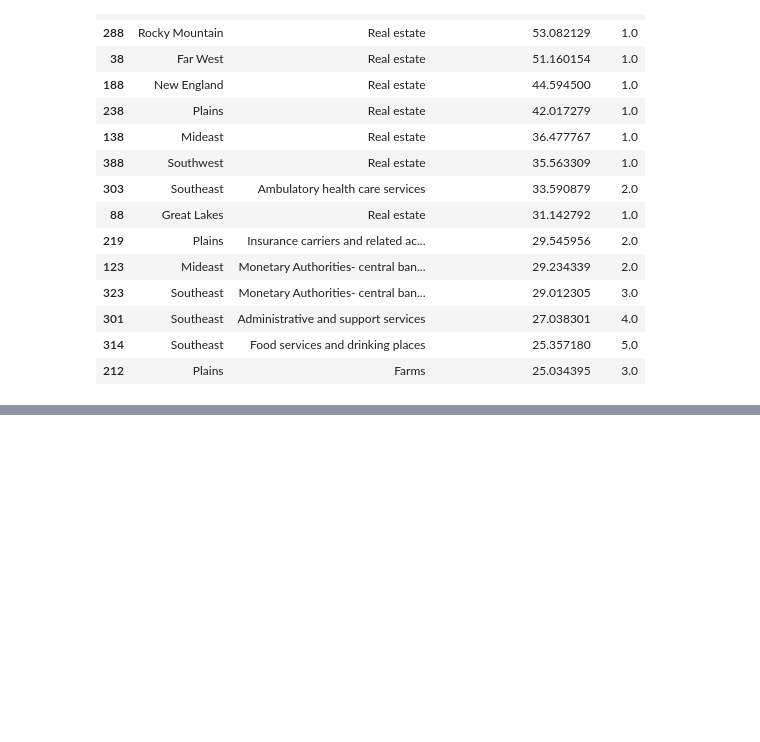
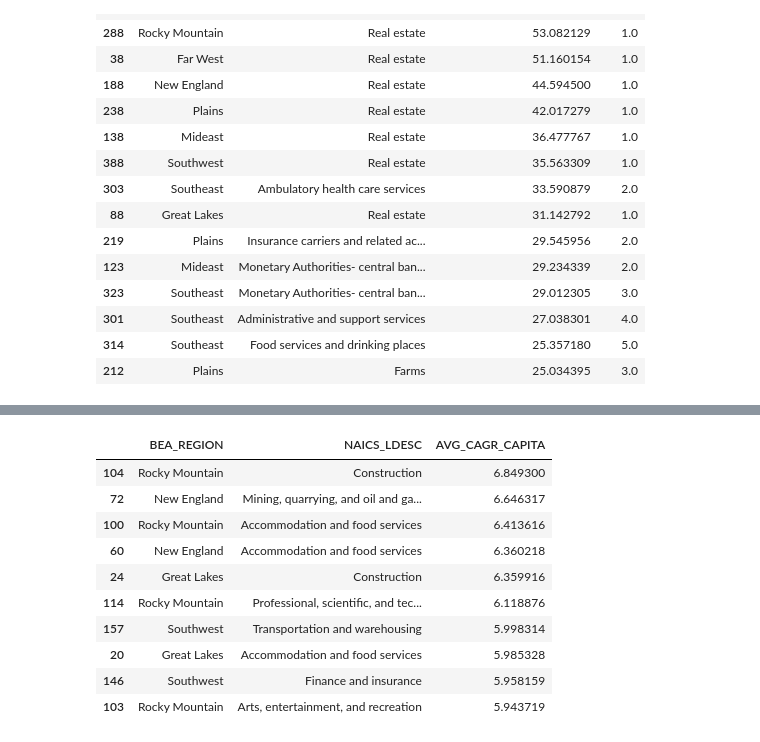
Before and after one commit to buterabuilds/NSS-Capstone, a Jupyter notebook: notebooks/eda_visualizations.ipynb, the cells around one changed output, grey strips where cells are left out. Cells and saved outputs as stored; diff of their text form; code cells hidden in the pictures; blank space fills up the shorter version.

```diff
--- a/notebooks/eda_visualizations.ipynb
+++ b/notebooks/eda_visualizations.ipynb
@@ -396,0 +460,17 @@ gdp_subsector_reg_growth.sort_values(by=['GROWTH_CONTRIBUTION'],ascending=False)
+# %%
+(gdp_sector_CAGR
+    .groupby(['BEA_REGION','NAICS_LDESC'])['CAGR_CAPITA'].mean().reset_index()
+    .sort_values(by='CAGR_CAPITA',ascending=False)
+    .rename(columns={'CAGR_CAPITA':'AVG_CAGR_CAPITA'})).head(10)
+# %% [output]
+|  | BEA_REGION | NAICS_LDESC | AVG_CAGR_CAPITA |
+| 104 | Rocky Mountain | Construction | 6.849300 |
+| 72 | New England | Mining, quarrying, and oil and ga... | 6.646317 |
+| 100 | Rocky Mountain | Accommodation and food services | 6.413616 |
+| 60 | New England | Accommodation and food services | 6.360218 |
+| 24 | Great Lakes | Construction | 6.359916 |
+| 114 | Rocky Mountain | Professional, scientific, and tec... | 6.118876 |
+| 157 | Southwest | Transportation and warehousing | 5.998314 |
+| 20 | Great Lakes | Accommodation and food services | 5.985328 |
+| 146 | Southwest | Finance and insurance | 5.958159 |
+| 103 | Rocky Mountain | Arts, entertainment, and recreation | 5.943719 |
```
Also changed, not shown: parts of 27 cells of this notebook.
